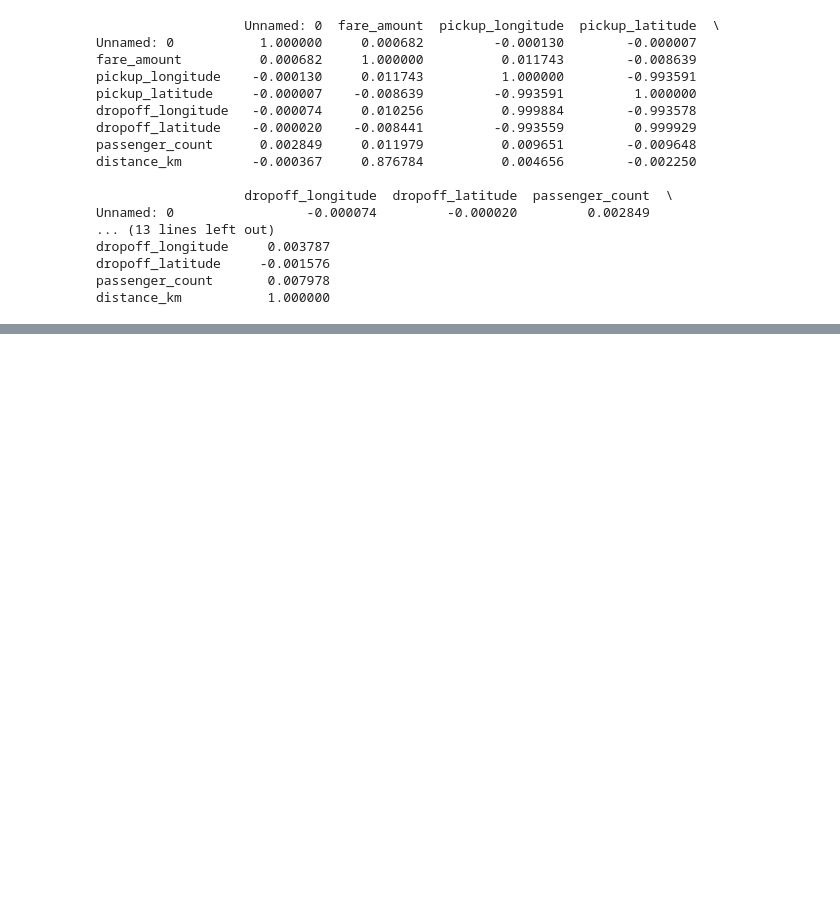
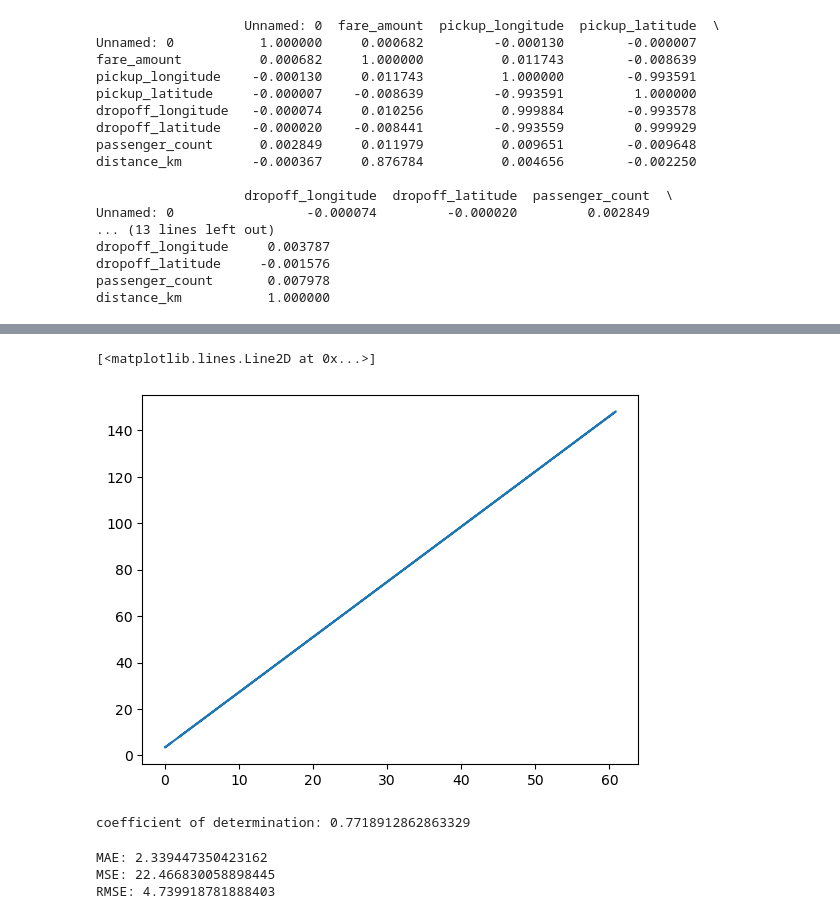
Before and after one commit to MrNoBody86/LP-3-ML, a Jupyter notebook: Ass_01.ipynb, the cells around one changed output, grey strips where cells are left out. Cells and saved outputs as stored; diff of their text form; code cells hidden in the pictures; blank space fills up the shorter version.

```diff
--- a/Ass_01.ipynb
+++ b/Ass_01.ipynb
@@ -301,0 +326,25 @@ distance_km           1.000000
+# %%
+plt.plot(uber_x_test, y_pred)
+# %% [output]
+[<matplotlib.lines.Line2D at 0x...>]
+[figure, added]
+# %%
+r_sq = model.score(uber_x_test, uber_y_test)
+print(f"coefficient of determination: {r_sq}")
+# %% [output]
+coefficient of determination: 0.7718912862863329
+# %%
+from sklearn.metrics import mean_absolute_error,mean_squared_error
+
+mae = mean_absolute_error(y_true=uber_y_test,y_pred=y_pred)
+#squared True returns MSE value, False returns RMSE value.
+mse = mean_squared_error(y_true=uber_y_test,y_pred=y_pred) #default=True
+rmse = mean_squared_error(y_true=uber_y_test,y_pred=y_pred,squared=False)
+
+print("MAE:",mae)
+print("MSE:",mse)
+print("RMSE:",rmse)
+# %% [output]
+MAE: 2.339447350423162
+MSE: 22.466830058898445
+RMSE: 4.739918781888403
```
Also changed, not shown: parts of 9 cells of this notebook.
